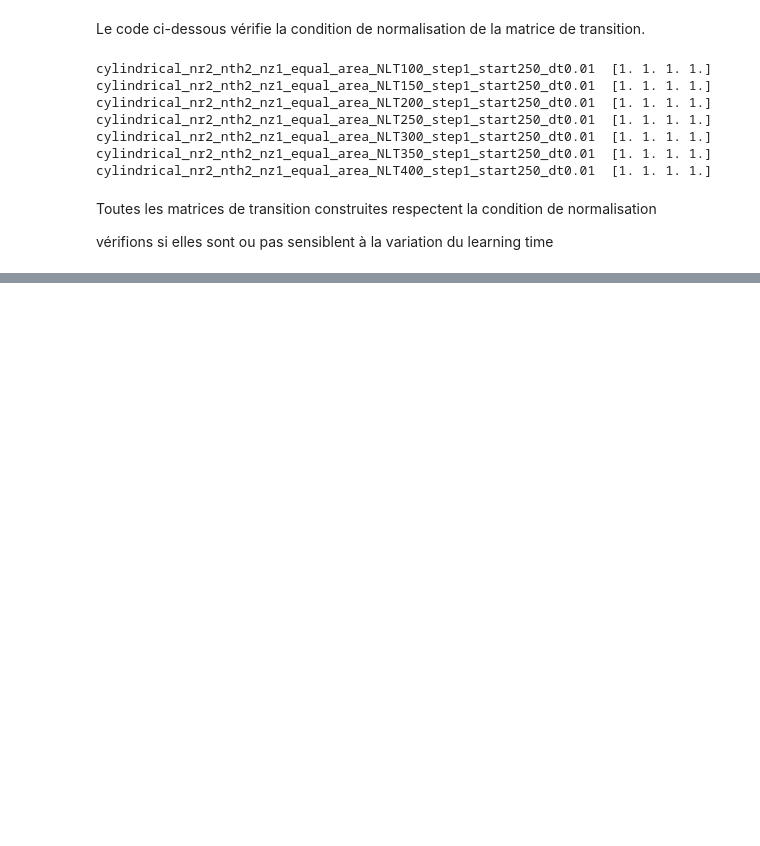
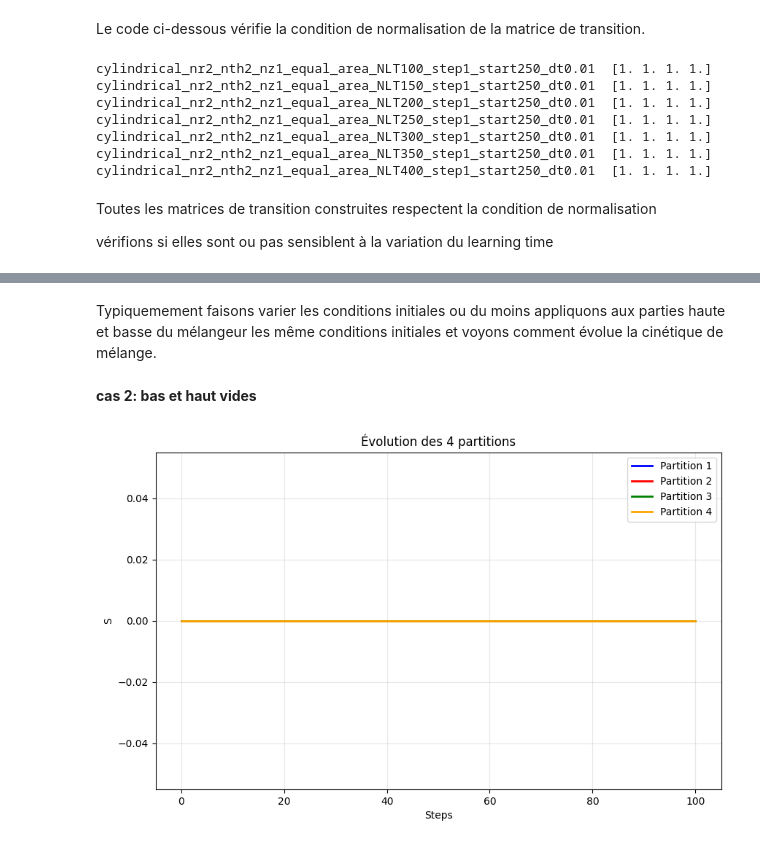
Before and after one commit to tiffank1802/DEM-MCM-Coupling, a Jupyter notebook: DEM_MCM/docs/observations_segregations.ipynb, the cells around one changed output, grey strips where cells are left out. Cells and saved outputs as stored; diff of their text form; code cells hidden in the pictures; blank space fills up the shorter version.

```diff
--- a/DEM_MCM/docs/observations_segregations.ipynb
+++ b/DEM_MCM/docs/observations_segregations.ipynb
@@ -378,0 +316,23 @@ Nous
+# %% [markdown]
+Typiquemement faisons varier les conditions initiales ou du moins appliquons aux parties haute et basse du mélangeur les même conditions initiales et voyons comment évolue la cinétique de mélange.
+# %% [markdown]
+**cas 2: bas et haut vides**
+# %%
+S_s=Analyzer.simulate_mixing(results[0],initial_split=0)
+# %%
+plt.figure(figsize=(10, 6))
+temps=np.linspace(0,100,100)
+# 4 partitions : colonne 0, 1, 2, 3
+plt.plot(temps, S_s[:, 0], 'b-', label='Partition 1', linewidth=2)
+plt.plot(temps, S_s[:, 1], 'r-', label='Partition 2', linewidth=2)
+plt.plot(temps, S_s[:, 2], 'g-', label='Partition 3', linewidth=2)
+plt.plot(temps, S_s[:, 3], 'orange', label='Partition 4', linewidth=2)
+
+plt.xlabel('Steps')
+plt.ylabel('S')
+plt.title('Évolution des 4 partitions')
+plt.legend()
+plt.grid(True, alpha=0.3)
+plt.show()
+# %% [output]
+[figure, added]
```
Also changed, not shown: parts of 66 cells of this notebook, 2 other files.
